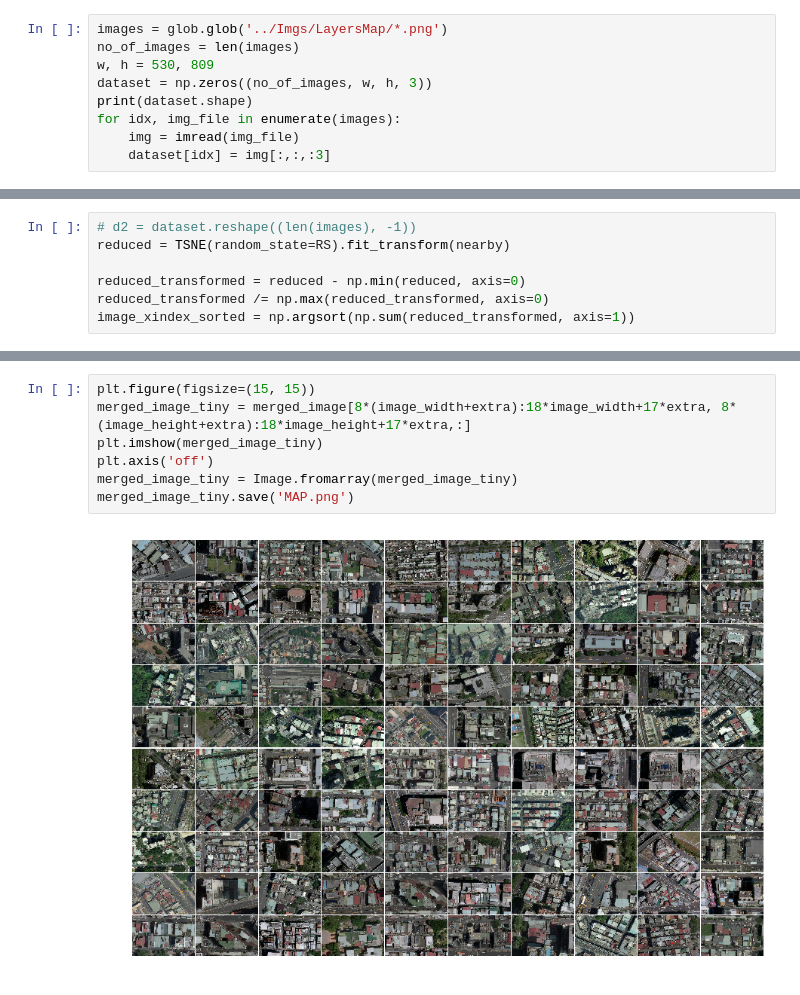
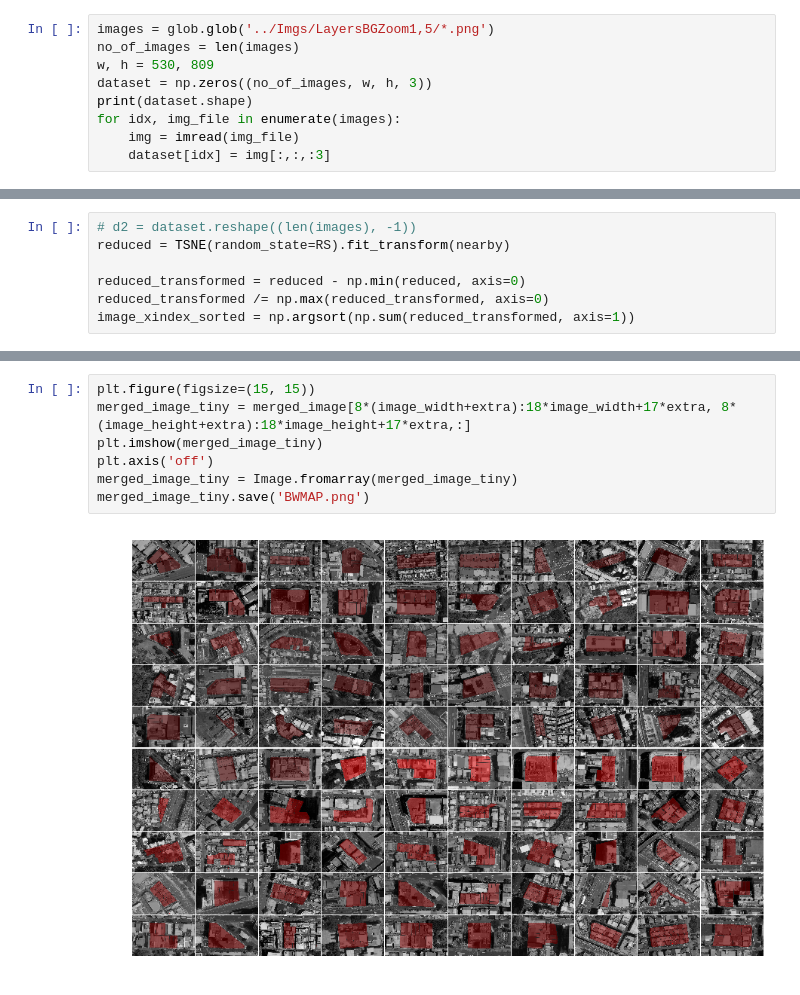
Before and after one commit to GrimReaperSam/NiceCreativeName, a Jupyter notebook: IPython/TSNE.ipynb, the cells around one changed output, grey strips where cells are left out. Cells and saved outputs as stored; diff of their text form.

```diff
--- a/IPython/TSNE.ipynb
+++ b/IPython/TSNE.ipynb
@@ -118,7 +115,7 @@ plt.savefig('matplotlib-ellipsoid.png', bbox_inches='tight')
 # %% [output]
 [figure]
 # %%
-images = glob.glob('../Imgs/LayersMap/*.png')
+images = glob.glob('../Imgs/LayersBGZoom1,5/*.png')
 no_of_images = len(images)
 w, h = 530, 809
 dataset = np.zeros((no_of_images, w, h, 3))
@@ -179,9 +172,9 @@ To change this limit, set the config variable
 # %%
 plt.figure(figsize=(15, 15))
 merged_image_tiny = merged_image[8*(image_width+extra):18*image_width+17*extra, 8*(image_height+extra):18*image_height+17*extra,:]
 plt.imshow(merged_image_tiny)
 plt.axis('off')
 merged_image_tiny = Image.fromarray(merged_image_tiny)
-merged_image_tiny.save('MAP.png')
+merged_image_tiny.save('BWMAP.png')
 # %% [output]
-[figure, old version]
+[figure, new version]
```
Also changed, not shown: parts of 2 cells of this notebook, 29 other files.
